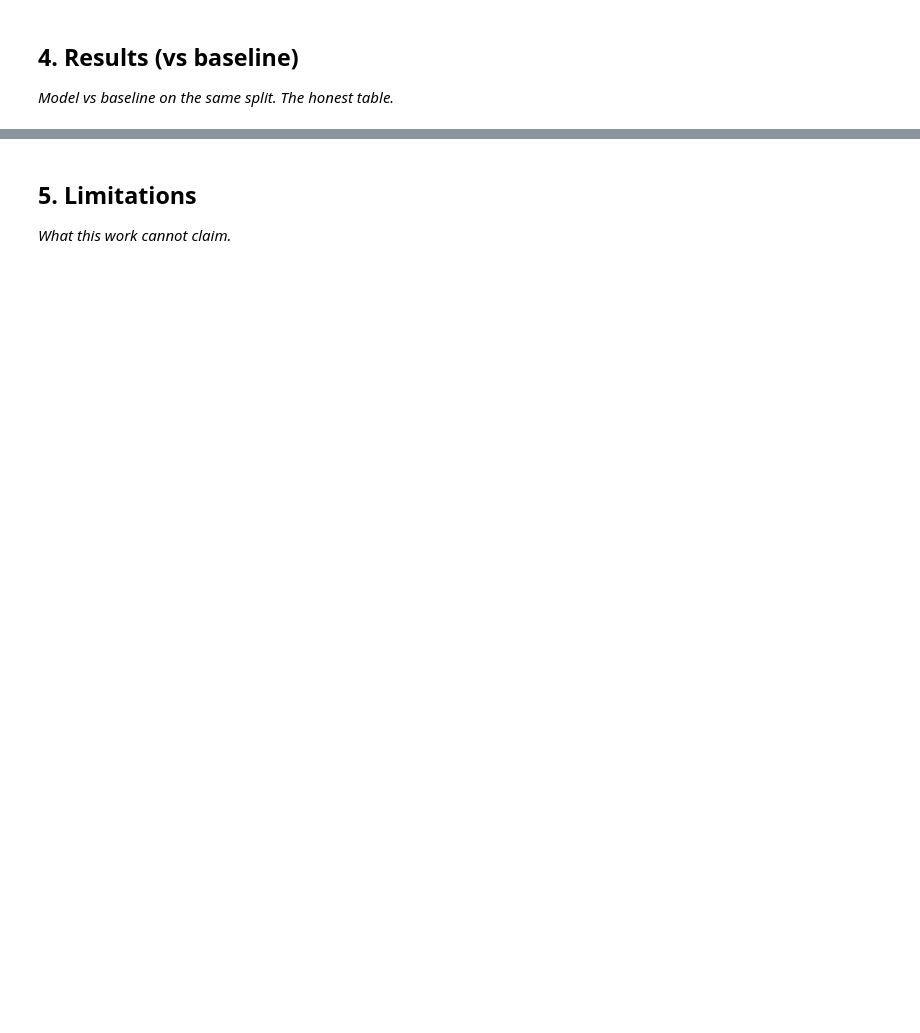
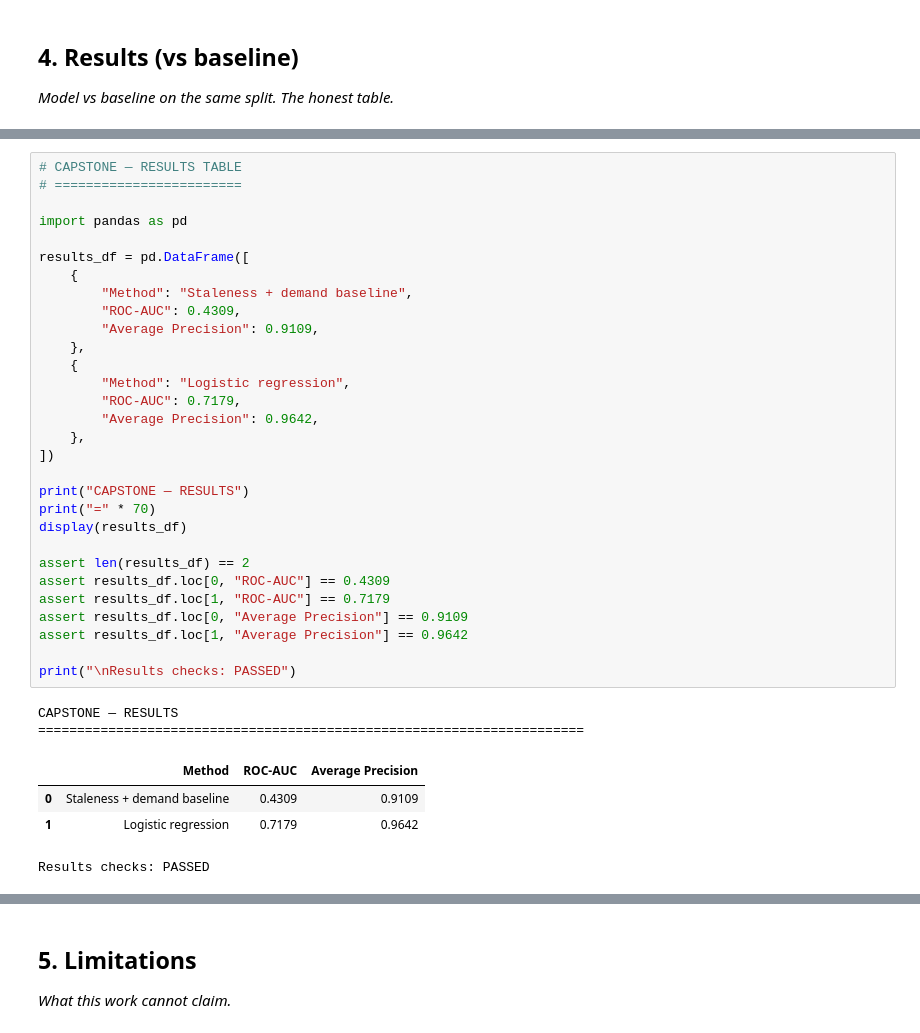
Before and after one commit to Veduisback/flyrank-ml-internship-starter, a Jupyter notebook: work/notebooks/capstone.ipynb, the cells around one changed output, grey strips where cells are left out. Drawn from its saved outputs; the diff is of its cells as text; blank space fills up the shorter version.

```diff
--- a/work/notebooks/capstone.ipynb
+++ b/work/notebooks/capstone.ipynb
@@ -24,0 +545,37 @@ This skeleton is yours to fill. Work the sections **in order** — each one has
+# %%
+# CAPSTONE — RESULTS TABLE
+# ========================
+
+import pandas as pd
+
+results_df = pd.DataFrame([
+    {
+        "Method": "Staleness + demand baseline",
+        "ROC-AUC": 0.4309,
+        "Average Precision": 0.9109,
+    },
+    {
+        "Method": "Logistic regression",
+        "ROC-AUC": 0.7179,
+        "Average Precision": 0.9642,
+    },
+])
+
+print("CAPSTONE — RESULTS")
+print("=" * 70)
+display(results_df)
+
+assert len(results_df) == 2
+assert results_df.loc[0, "ROC-AUC"] == 0.4309
+assert results_df.loc[1, "ROC-AUC"] == 0.7179
+assert results_df.loc[0, "Average Precision"] == 0.9109
+assert results_df.loc[1, "Average Precision"] == 0.9642
+
+print("\nResults checks: PASSED")
+# %% [output]
+CAPSTONE — RESULTS
+======================================================================
+|  | Method | ROC-AUC | Average Precision |
+| 0 | Staleness + demand baseline | 0.4309 | 0.9109 |
+| 1 | Logistic regression | 0.7179 | 0.9642 |
+Results checks: PASSED
```
Also changed, not shown: parts of 22 cells of this notebook.
